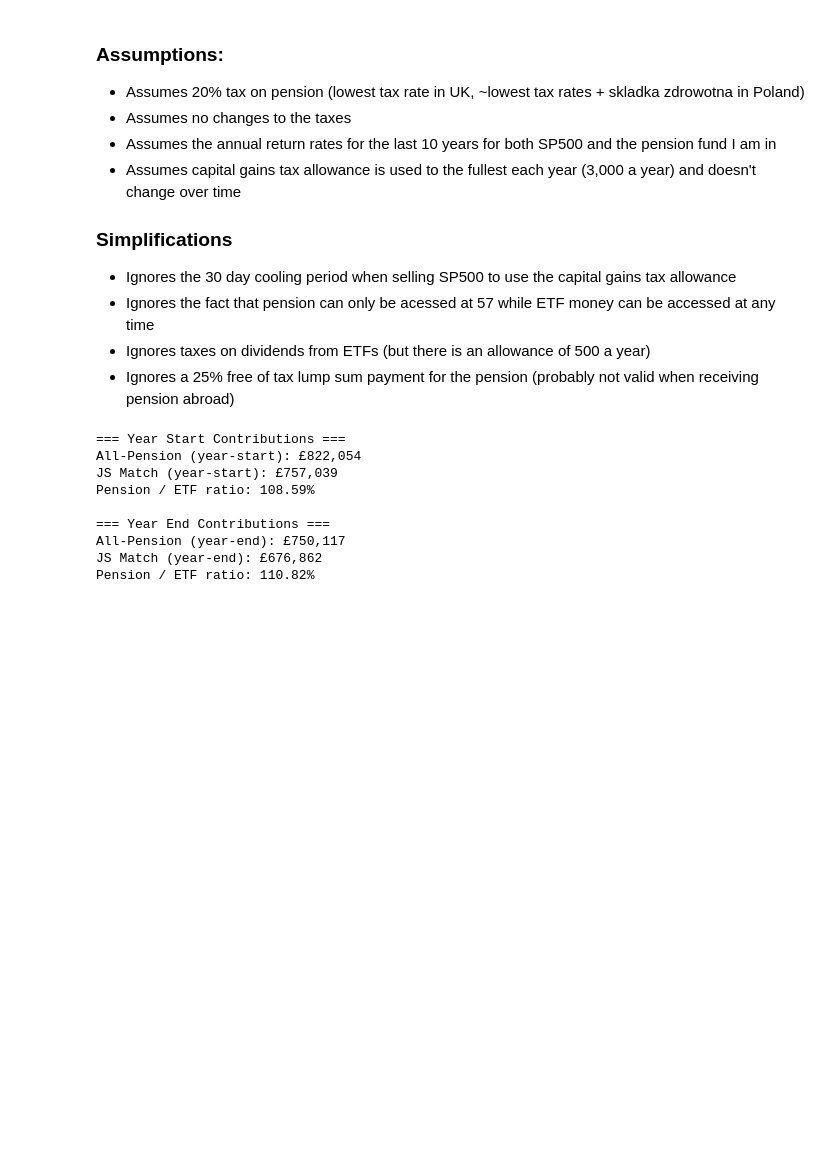
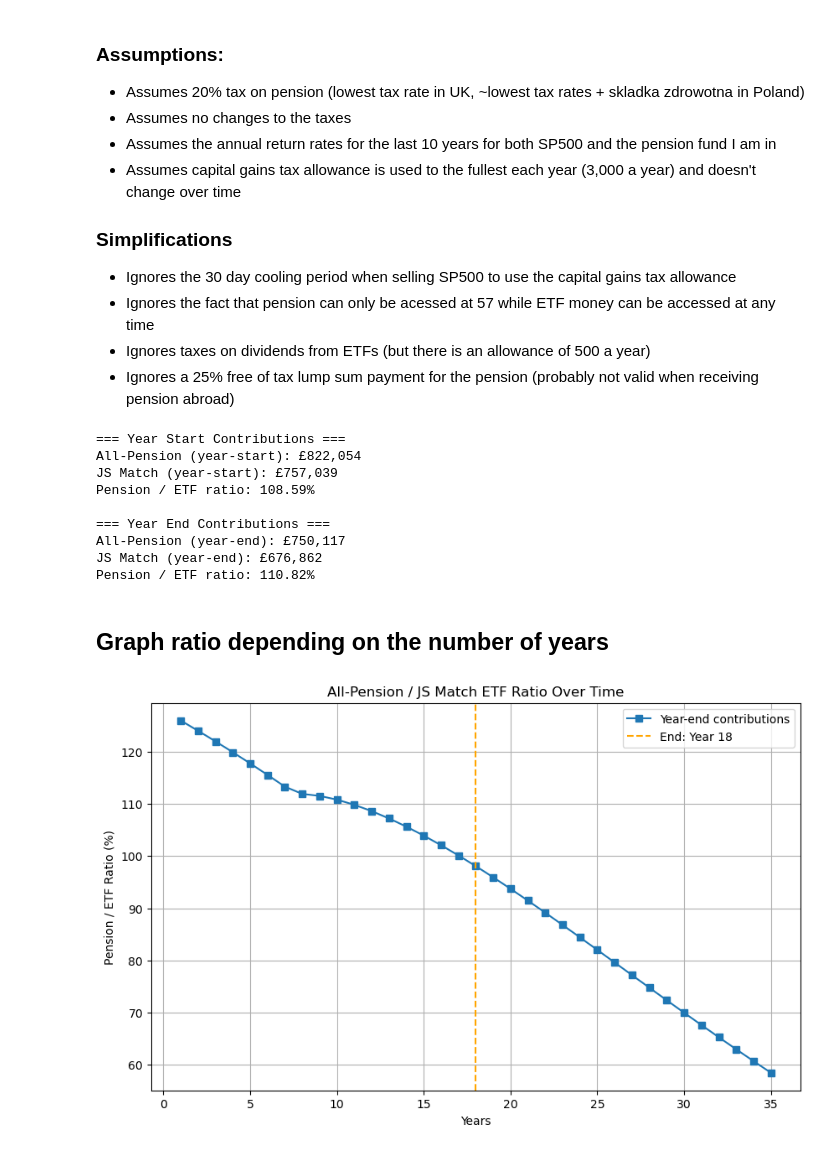
Before and after one commit to Krzysztof620/Budget, a Jupyter notebook: pension.ipynb, the cells around one changed output. Saved outputs shown, nothing was run; the diff lists cells and outputs as text; code cells hidden in the pictures; blank space fills up the shorter version.

Commit message:
graph over time for pension comparison

```diff
--- a/pension.ipynb
+++ b/pension.ipynb
@@ -25,7 +25,7 @@ split_etf_contrib = 39600
 all_pension_contrib = 60000
 
 # --- Split strategy: start-of-year ---
-def simulate_split_start():
+def simulate_js_match_start():
     pension_balance = 0
     etf_balance = 0
     etf_cost_basis = 0
@@ -55,7 +55,7 @@ def simulate_split_start():
     return pension_balance + etf_balance
 
 # --- Split strategy: end-of-year ---
-def simulate_split_end():
+def simulate_js_match_end():
     pension_balance = 0
     etf_balance = 0
     etf_cost_basis = 0
@@ -105,9 +105,9 @@ def simulate_all_end():
 # Run simulations
 results = {
     "All-Pension (year-start)": simulate_all_start(),
-    "JS Match (year-start)": simulate_split_start(),
+    "JS Match (year-start)": simulate_js_match_start(),
     "All-Pension (year-end)": simulate_all_end(),
-    "JS Match (year-end)": simulate_split_end()
+    "JS Match (year-end)": simulate_js_match_end()
 }
 
 # Group by approach
@@ -133,3 +133,50 @@ Pension / ETF ratio: 108.59%
 All-Pension (year-end): £750,117
 JS Match (year-end): £676,862
 Pension / ETF ratio: 110.82%
+# %% [markdown]
+## Graph ratio depending on the number of years
+# %%
+import matplotlib.pyplot as plt
+
+# Store results
+years_range = range(1, 36)
+ratios_start = []
+ratios_end = []
+
+for y in years_range:
+    # Update the global years variable for the simulation
+    years = y
+
+    # Compute results using existing functions
+    all_start = simulate_all_start()
+    split_start = simulate_js_match_start()
+    all_end = simulate_all_end()
+    split_end = simulate_js_match_end()
+
+    # Compute ratios (All-Pension / JS Match ETF)
+    ratios_start.append((all_start / split_start) * 100)
+    ratios_end.append((all_end / split_end) * 100)
+
+# Find first year where ratio is less than 1
+first_below_1_start = next((year for year, r in zip(years_range, ratios_start) if r <= 100), None)
+first_below_1_end = next((year for year, r in zip(years_range, ratios_end) if r <= 100), None)
+
+# Plot
+plt.figure(figsize=(10, 6))
+#plt.plot(years_range, ratios_start, marker='o', label="Year-start contributions")
+plt.plot(years_range, ratios_end, marker='s', label="Year-end contributions")
+
+# Add vertical lines
+#if first_below_1_start:
+    #plt.axvline(x=first_below_1_start, color='blue', linestyle='--', label=f"Start: Year {first_below_1_start}")
+if first_below_1_end:
+    plt.axvline(x=first_below_1_end, color='orange', linestyle='--', label=f"End: Year {first_below_1_end}")
+
+plt.title("All-Pension / JS Match ETF Ratio Over Time")
+plt.xlabel("Years")
+plt.ylabel("Pension / ETF Ratio (%)")
+plt.grid(True)
+plt.legend()
+plt.show()
+# %% [output]
+[figure, added]
```
